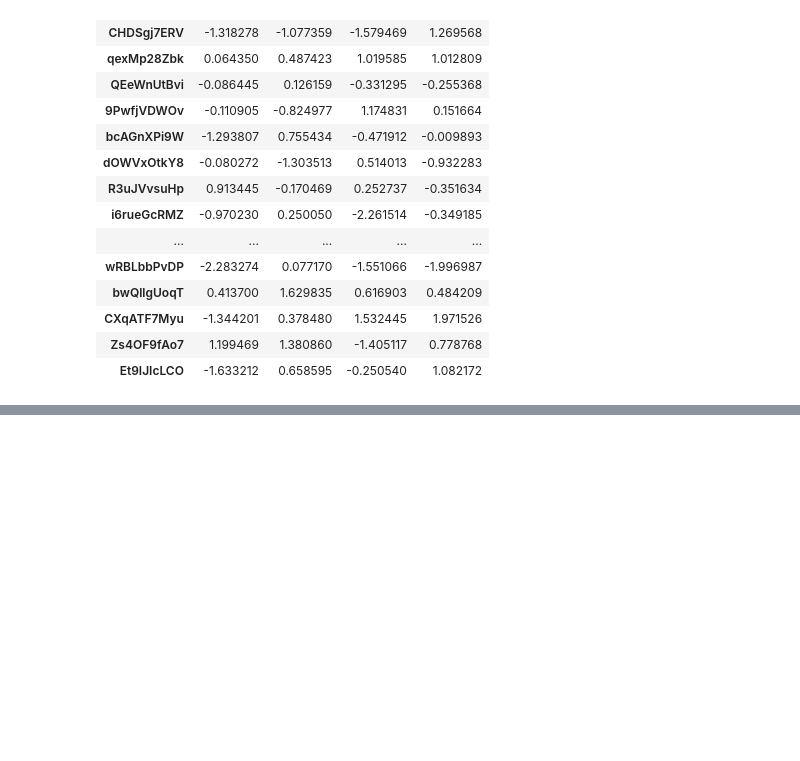
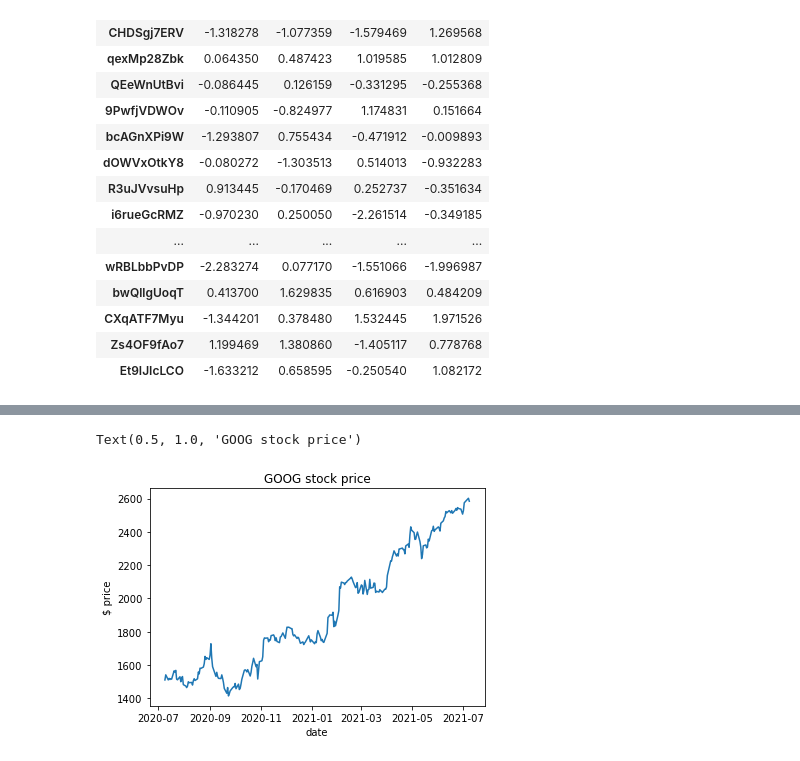
Before and after one commit to alexanu/Data_analysis_snippets, a Jupyter notebook: Playing_with_Data.ipynb, the cells around one changed output, grey strips where cells are left out. Saved outputs shown, nothing was run; the diff lists cells and outputs as text; code cells hidden in the pictures; blank space fills up the shorter version.

```diff
--- a/Playing_with_Data.ipynb
+++ b/Playing_with_Data.ipynb
@@ -70,0 +47,12 @@ You should consider upgrading via the 'C:\Users\oanuf\anaconda3\python.exe -m pi
+# %%
+ticker = random.choice(["FB","AAPL","NFLX","GOOG","BA","GS","BABA","TSLA"])
+# selected_ticker = yf.Ticker(ticker)
+hist = yf.Ticker(ticker).history(period="1y")
+
+plt.plot(hist.index,hist['Close'])
+plt.xlabel('date')
+plt.ylabel('$ price')
+plt.title(ticker+" stock price")
+# %% [output]
+Text(0.5, 1.0, 'GOOG stock price')
+[figure, added]
```
Also changed, not shown: parts of 1 cell of this notebook.
